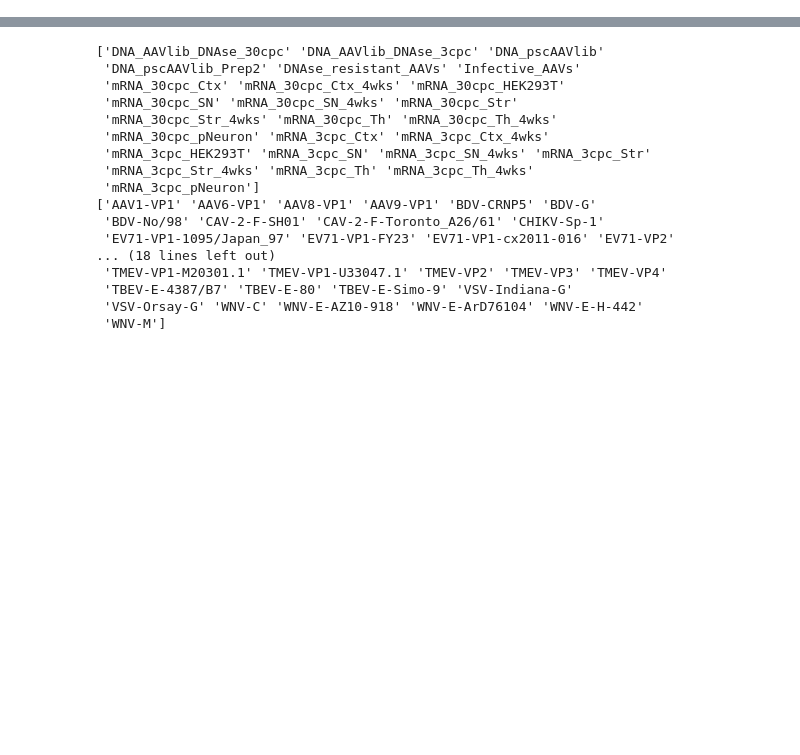
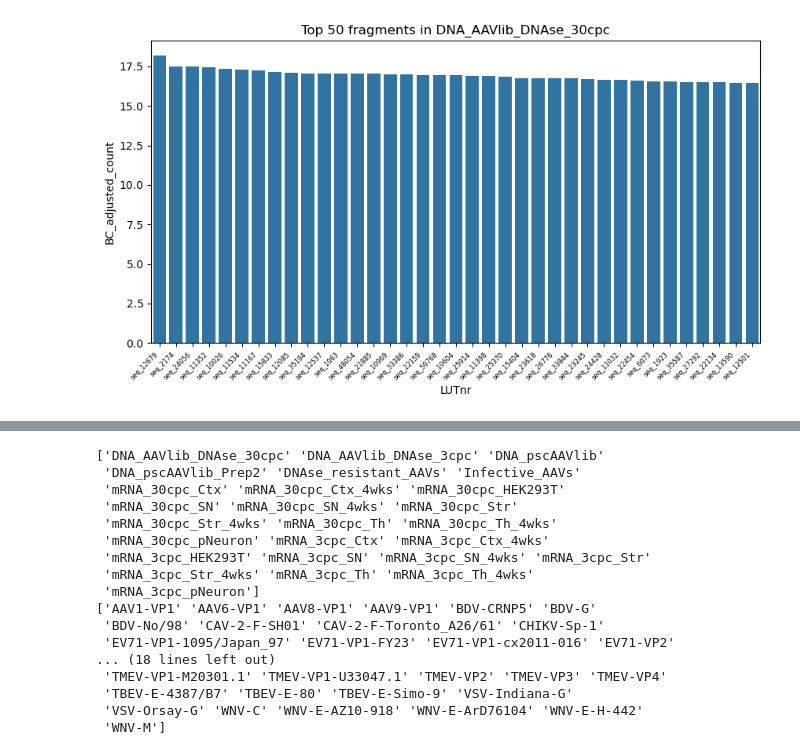
Before and after one commit to JaSt17/raaven_Pipeline, a Jupyter notebook: Python_Scripts/test.ipynb, the cells around one changed output, grey strips where cells are left out. Cells and saved outputs as stored; diff of their text form; code cells hidden in the pictures; blank space fills up the shorter version.

```diff
--- a/Python_Scripts/test.ipynb
+++ b/Python_Scripts/test.ipynb
@@ -33,0 +19,5 @@ Name: count, dtype: int64
+# %%
+import numpy as np
+# create a new colum Barcode count where you count the number of barcodes in each row
+df['BC_count'] = df['BC'].str.split(',').apply(len)
+df['BC_adjusted_count'] = np.log2(df['BC_count'] * df['Normalized_RNAcount'])
@@ -33,0 +50,23 @@ Name: count, dtype: int64
+# %%
+# Create a bar plot of the top 25 fragments for each group where the x-axis is the Genename of the fragment and the y-axis is the log2NormCount
+import matplotlib.pyplot as plt
+import seaborn as sns
+
+def plot_top_counts(df: pd.DataFrame, top_n: int, group_col: str=None):
+    if group_col is not None:
+        df = df[df['Group'] == group_col]
+
+    df_top_n = df.sort_values(by='BC_adjusted_count', ascending=False).head(top_n)
+
+    plt.figure(figsize=(10, 5))
+    if group_col is not None:
+            sns.barplot(x='LUTnr', y='BC_adjusted_count', data=df_top_n)
+    else:
+        sns.barplot(x='LUTnr', y='BC_adjusted_count', hue='Group', data=df_top_n)
+    plt.xticks(rotation=45, ha='right', fontsize=6)
+    plt.title(f'Top {top_n} fragments in {group_col}')
+    plt.show()
+# %%
+plot_top_counts(df, 50, 'DNA_AAVlib_DNAse_30cpc')
+# %% [output]
+[figure, added]
```
Also changed, not shown: parts of 11 cells of this notebook, 2 other files.
